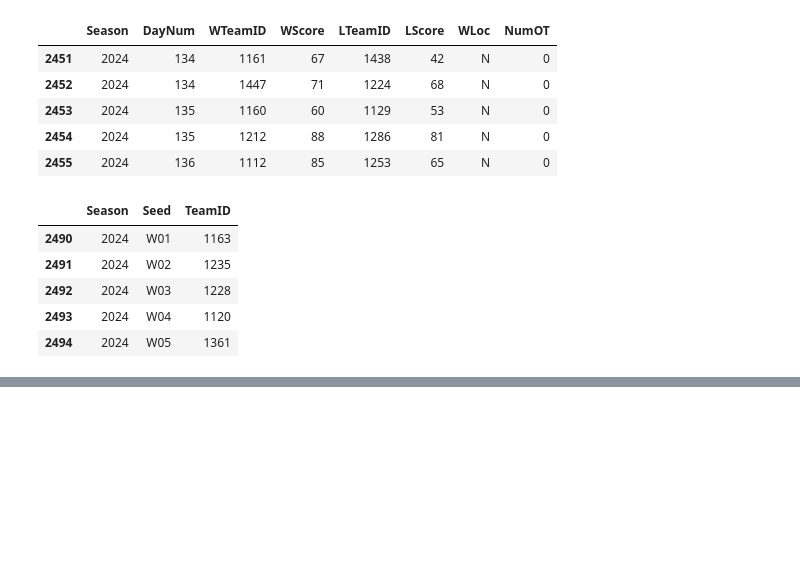
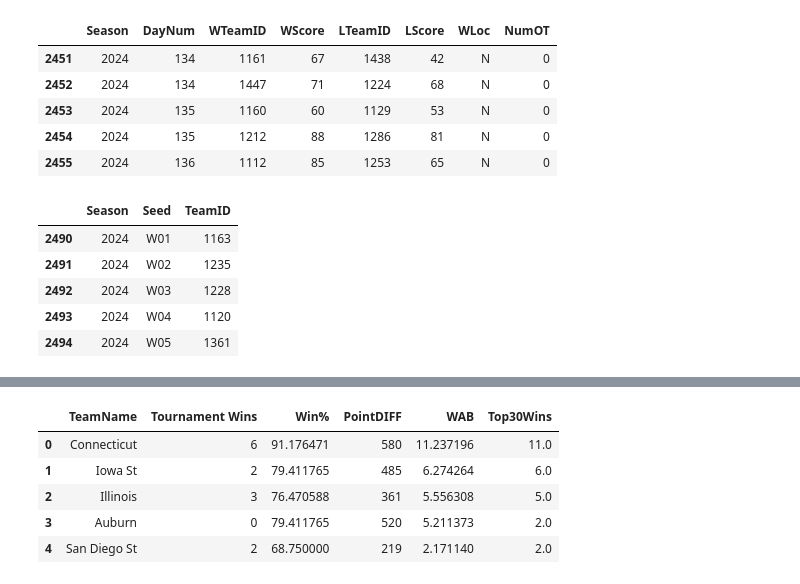
Before and after one commit to joshuaxiao13/kaggle-march-madness-2025, a Jupyter notebook: notebook.ipynb, the cells around one changed output, grey strips where cells are left out. Drawn from its saved outputs; the diff is of its cells as text; code cells hidden in the pictures; blank space fills up the shorter version.

```diff
--- a/notebook.ipynb
+++ b/notebook.ipynb
@@ -140,6 +142,8 @@ m_ncaa_tourney_wins
 # %%
 m_torvik_team_2024 = pd.read_csv("./datasets/torvik/mens/team_2024.csv")
 m_torvik_team_2024 = m_torvik_team_2024.dropna(axis=1, how="all")
+# Add a winning percentage column
+m_torvik_team_2024["Win%"] = 100.0 * m_torvik_team_2024["Wins"] / m_torvik_team_2024["Games Played"]
 m_torvik_team_2024.iloc[0]
 # %% [output]
 TeamName        UC Santa Barbara
@@ -161 +165,5 @@ Unnamed: 36                 68.2
 Name: 0, dtype: object
+# %%
+m_torvik_top30_wins_2024 = pd.read_csv("./datasets/torvik/mens/top30_wins_2024.csv")
+m_torvik_top30_wins_2024 = m_torvik_top30_wins_2024.dropna(axis=1, how="all")
+m_torvik_top30_wins_2024.iloc[0]
@@ -161,0 +188,6 @@ Name: 0, dtype: object
+# %%
+# Add the top 30 wins column to the torvik team dataset
+m_torvik_top30_wins_2024.rename(columns={"Wins": "Top30Wins"}, inplace=True)
+m_torvik_team_2024 = m_torvik_team_2024.merge(m_torvik_top30_wins_2024[["TeamName", "Top30Wins"]], how="left", on="TeamName")
+m_torvik_team_2024.fillna({"Top30Wins": 0}, inplace=True) # teams that have zero games played against top 30 do not appear in the top 30 dataset
+m_torvik_team_2024.iloc[0]
@@ -280,0 +322,20 @@ m_torvik_team_2024.merge(m_ncaa_tourney_wins, on="TeamName")
+# %%
+Xy_ORLE = m_torvik_team_2024.merge(m_ncaa_tourney_wins, on="TeamName", how="right")
+if Xy_ORLE.shape[0] != 64:
+    raise Exception(f"Expected 64 rows in dataframe (one for each team). Found {Xy_ORLE.shape[0]} rows.")
+
+Xy_ORLE = Xy_ORLE.merge(pd.DataFrame(np.array([teamNames_round_64, regular_season_point_differential]).T, columns=["TeamName", "PointDIFF"]), on="TeamName", how="inner")
+Xy_ORLE = Xy_ORLE[["TeamName", "Win%", "PointDIFF", "WAB", "Top30Wins"]]
+Xy_ORLE = m_ncaa_tourney_wins[["TeamName", "Tournament Wins"]].merge(Xy_ORLE, how="inner", on="TeamName")
+
+if Xy_ORLE.shape[0] != 64:
+    raise Exception(f"Expected 64 rows in dataframe (one for each team). Found {Xy_ORLE.shape[0]} rows.")
+# %%
+Xy_ORLE.head()
+# %% [output]
+|  | TeamName | Tournament Wins | Win% | PointDIFF | WAB | Top30Wins |
+| 0 | Connecticut | 6 | 91.176471 | 580 | 11.237196 | 11.0 |
+| 1 | Iowa St | 2 | 79.411765 | 485 | 6.274264 | 6.0 |
+| 2 | Illinois | 3 | 76.470588 | 361 | 5.556308 | 5.0 |
+| 3 | Auburn | 0 | 79.411765 | 520 | 5.211373 | 2.0 |
+| 4 | San Diego St | 2 | 68.750000 | 219 | 2.171140 | 2.0 |
```
Also changed, not shown: parts of 9 cells of this notebook.
